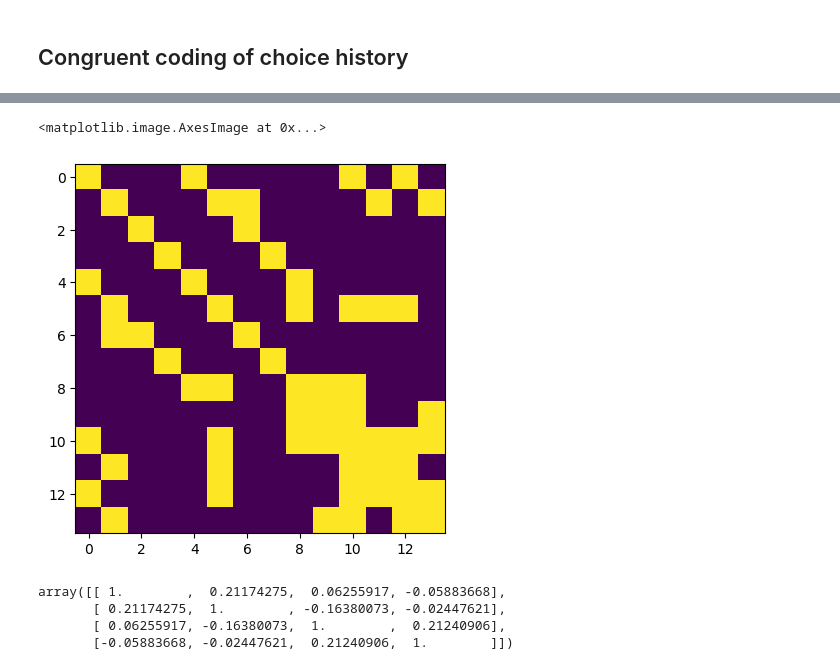
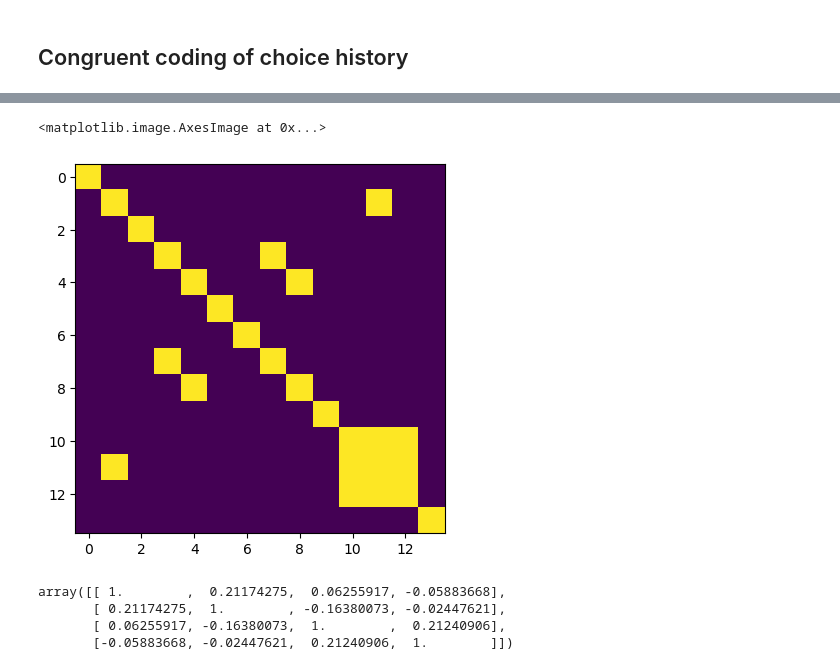
Before and after one commit to slenderham/what-where-task-analysis, a Jupyter notebook: analysis.ipynb, the cells around one changed output, grey strips where cells are left out. Cells and saved outputs as stored; diff of their text form; code cells hidden in the pictures.

```diff
--- a/analysis.ipynb
+++ b/analysis.ipynb
@@ -156,9 +241,9 @@ plt.imshow(np.corrcoef(all_sess_betas[:].mean(0)[:,[72,73,74,75,100,101,102,103,
 # %%
 plt.imshow(np.abs(np.corrcoef(all_sess_betas[:].mean(0)\
-                       [:,[72,73,74,75,100,101,102,103,104,105,130,131,156,157]].T))>0.1)
+                       [:,[72,73,74,75,100,101,102,103,104,105,130,131,156,157]].T))>0.2)
 # %% [output]
 <matplotlib.image.AxesImage at 0x...>
-[figure, old version]
+[figure, new version]
 # %%
 np.corrcoef(all_sess_betas[:].mean(0)[:,[100,104,130,156]].T)
 # %% [output]
```
Also changed, not shown: parts of 16 cells of this notebook.
